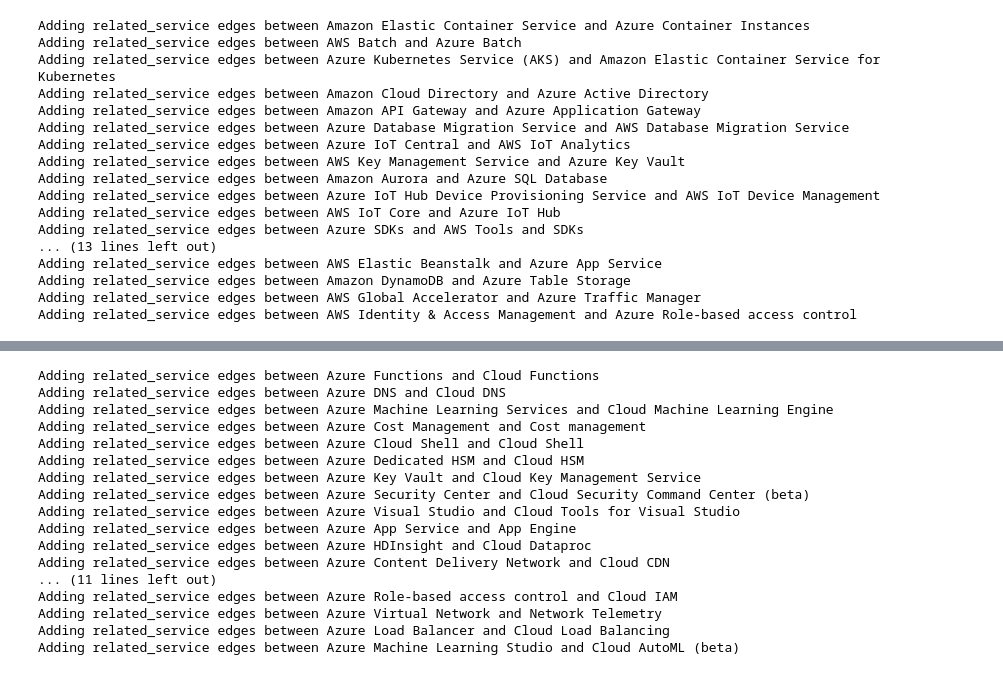
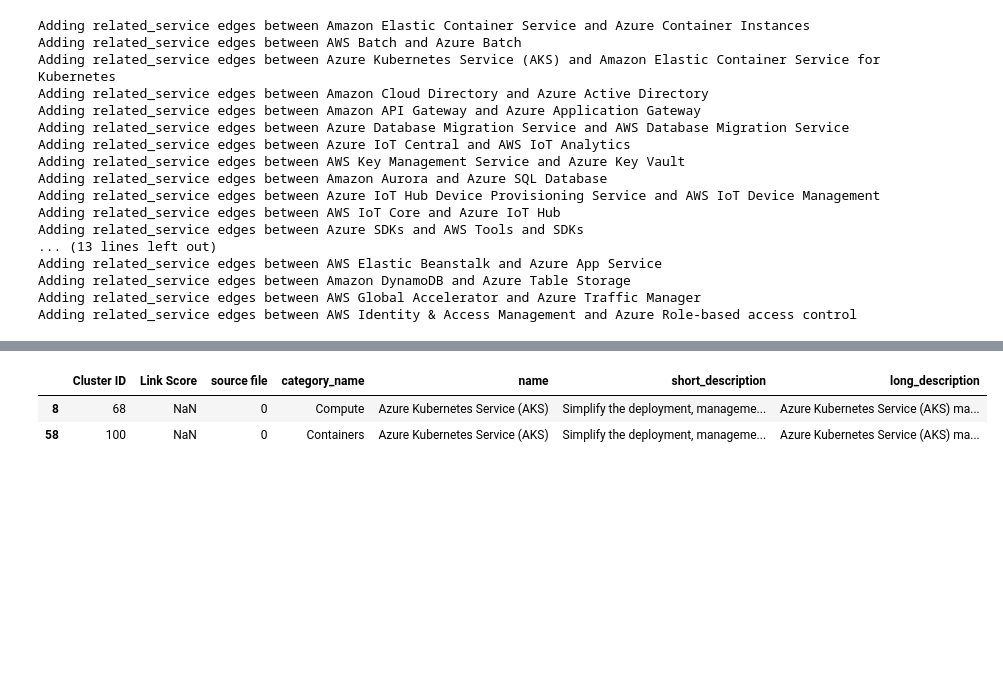
Before and after one commit to kabirkhan/cloud_compete_graph, a Jupyter notebook: notebooks/03_kk_prodigy_dedupe_analysis.ipynb, the cells around one changed output, grey strips where cells are left out. Saved outputs shown, nothing was run; the diff lists cells and outputs as text; code cells hidden in the pictures; blank space fills up the shorter version.

```diff
--- a/notebooks/03_kk_prodigy_dedupe_analysis.ipynb
+++ b/notebooks/03_kk_prodigy_dedupe_analysis.ipynb
@@ -283,0 +331,8 @@ azure_gcp_related
+# %%
+azure_ibm_related = pd.read_csv('../data/processed/azure_ibm_dedupe/data_matching_output.csv')
+# %%
+azure_ibm_related[azure_ibm_related['name'].str.startswith('Azure Kubernetes')]
+# %% [output]
+|  | Cluster ID | Link Score | source file | category_name | name | short_description | long_description |
+| 8 | 68 | NaN | 0 | Compute | Azure Kubernetes Service (AKS) | Simplify the deployment, manageme... | Azure Kubernetes Service (AKS) ma... |
+| 58 | 100 | NaN | 0 | Containers | Azure Kubernetes Service (AKS) | Simplify the deployment, manageme... | Azure Kubernetes Service (AKS) ma... |
@@ -304,23 +362,3 @@ def update_related_services(prodigy_data_matching_output_df):
         print(f'Adding related_service edges between {left_svc["name"]} and {right_svc["name"]}')
         gremlin_qm.query(build_related_query(left_id, right_id, left_svc['Link Score']))
         gremlin_qm.query(build_related_query(right_id, left_id, left_svc['Link Score']))
-
-update_related_services(azure_gcp_related)
-# %% [output]
-Adding related_service edges between Azure Functions and Cloud Functions
-Adding related_service edges between Azure DNS and Cloud DNS
-Adding related_service edges between Azure Machine Learning Services and Cloud Machine Learning Engine
-Adding related_service edges between Azure Cost Management and Cost management
-Adding related_service edges between Azure Cloud Shell and Cloud Shell
-Adding related_service edges between Azure Dedicated HSM and Cloud HSM
-Adding related_service edges between Azure Key Vault and Cloud Key Management Service
-Adding related_service edges between Azure Security Center and Cloud Security Command Center (beta)
-Adding related_service edges between Azure Visual Studio and Cloud Tools for Visual Studio
-Adding related_service edges between Azure App Service and App Engine
-Adding related_service edges between Azure HDInsight and Cloud Dataproc
-Adding related_service edges between Azure Content Delivery Network and Cloud CDN
-... (11 lines left out)
-Adding related_service edges between Azure Role-based access control and Cloud IAM
-Adding related_service edges between Azure Virtual Network and Network Telemetry
-Adding related_service edges between Azure Load Balancer and Cloud Load Balancing
-Adding related_service edges between Azure Machine Learning Studio and Cloud AutoML (beta)
```
Also changed, not shown: parts of 13 cells of this notebook, 18 other files.
